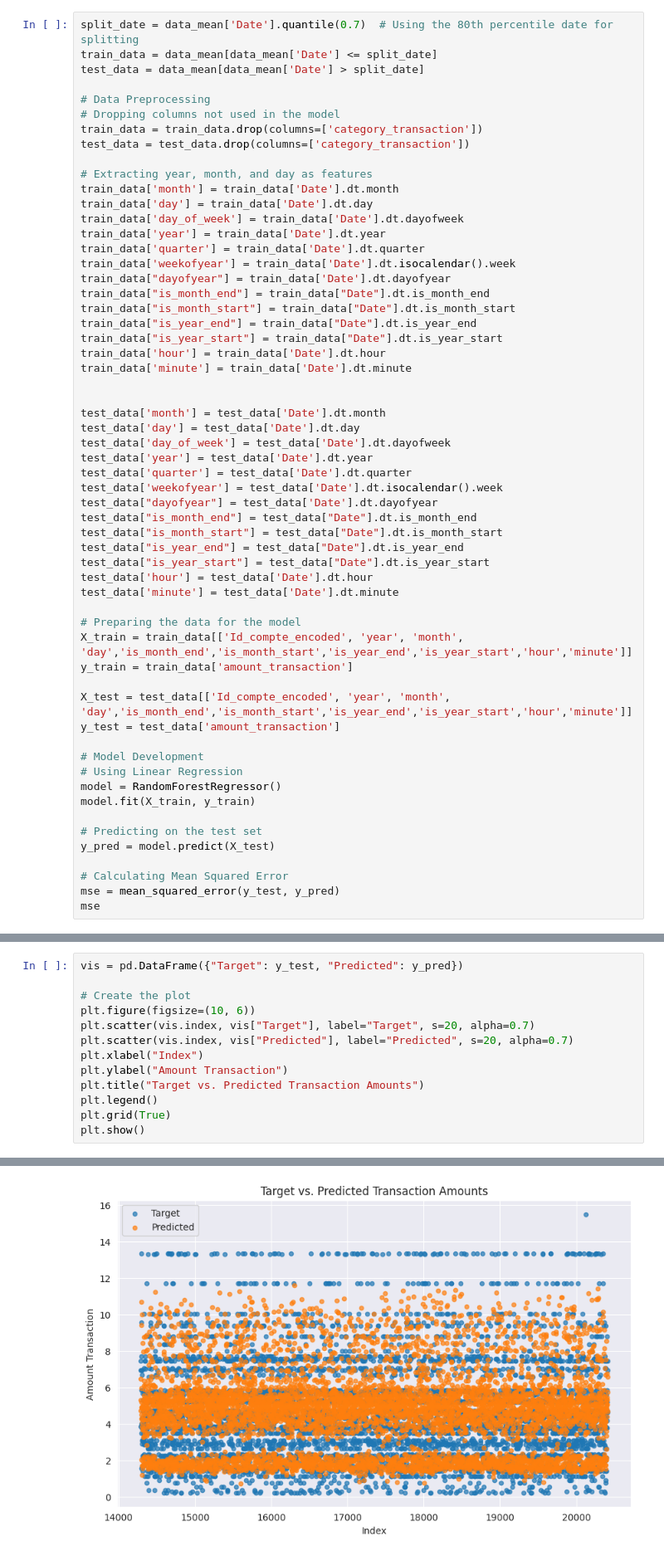
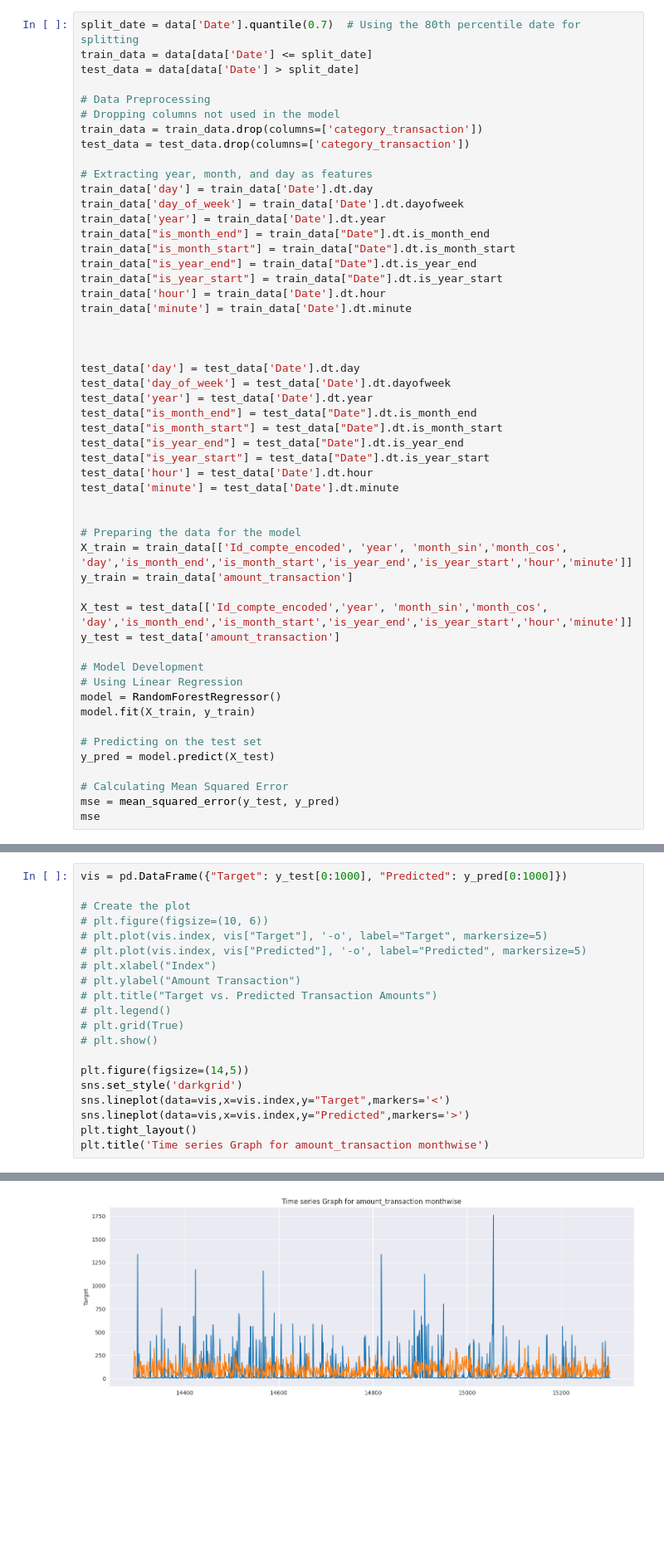
Before and after one commit to samibm23/Transaction-forecast, a Jupyter notebook: Transaction-Forecasting-Challenge.ipynb, the cells around one changed output, grey strips where cells are left out. Shown at 83% size. Drawn from its saved outputs; the diff is of its cells as text; blank space fills up the shorter version.

Commit message:
Kaggle Notebook | Transaction's forecast

```diff
--- a/Transaction-Forecasting-Challenge.ipynb
+++ b/Transaction-Forecasting-Challenge.ipynb
@@ -531,9 +593,9 @@ correlation_plot(data=data_mean,variables=['amount_transaction','category_transa
 # %% [markdown]
 # 4. Modeling
 # %%
-split_date = data_mean['Date'].quantile(0.7)  # Using the 80th percentile date for splitting
-train_data = data_mean[data_mean['Date'] <= split_date]
-test_data = data_mean[data_mean['Date'] > split_date]
+split_date = data['Date'].quantile(0.7)  # Using the 80th percentile date for splitting
+train_data = data[data['Date'] <= split_date]
+test_data = data[data['Date'] > split_date]
 
 # Data Preprocessing
 # Dropping columns not used in the model
@@ -541,13 +603,9 @@ train_data = train_data.drop(columns=['category_transaction'])
 test_data = test_data.drop(columns=['category_transaction'])
 
 # Extracting year, month, and day as features
-train_data['month'] = train_data['Date'].dt.month
 train_data['day'] = train_data['Date'].dt.day
 train_data['day_of_week'] = train_data['Date'].dt.dayofweek
 train_data['year'] = train_data['Date'].dt.year
-train_data['quarter'] = train_data['Date'].dt.quarter
-train_data['weekofyear'] = train_data['Date'].dt.isocalendar().week
-train_data["dayofyear"] = train_data['Date'].dt.dayofyear
 train_data["is_month_end"] = train_data["Date"].dt.is_month_end
 train_data["is_month_start"] = train_data["Date"].dt.is_month_start
 train_data["is_year_end"] = train_data["Date"].dt.is_year_end
@@ -556,13 +614,10 @@ train_data['hour'] = train_data['Date'].dt.hour
 train_data['minute'] = train_data['Date'].dt.minute
 
 
-test_data['month'] = test_data['Date'].dt.month
+
 test_data['day'] = test_data['Date'].dt.day
 test_data['day_of_week'] = test_data['Date'].dt.dayofweek
 test_data['year'] = test_data['Date'].dt.year
-test_data['quarter'] = test_data['Date'].dt.quarter
-test_data['weekofyear'] = test_data['Date'].dt.isocalendar().week
-test_data["dayofyear"] = test_data['Date'].dt.dayofyear
 test_data["is_month_end"] = test_data["Date"].dt.is_month_end
 test_data["is_month_start"] = test_data["Date"].dt.is_month_start
 test_data["is_year_end"] = test_data["Date"].dt.is_year_end
@@ -570,11 +625,12 @@ test_data["is_year_start"] = test_data["Date"].dt.is_year_start
 test_data['hour'] = test_data['Date'].dt.hour
 test_data['minute'] = test_data['Date'].dt.minute
 
+
 # Preparing the data for the model
-X_train = train_data[['Id_compte_encoded', 'year', 'month', 'day','is_month_end','is_month_start','is_year_end','is_year_start','hour','minute']]
+X_train = train_data[['Id_compte_encoded', 'year', 'month_sin','month_cos', 'day','is_month_end','is_month_start','is_year_end','is_year_start','hour','minute']]
 y_train = train_data['amount_transaction']
 
-X_test = test_data[['Id_compte_encoded', 'year', 'month', 'day','is_month_end','is_month_start','is_year_end','is_year_start','hour','minute']]
+X_test = test_data[['Id_compte_encoded','year', 'month_sin','month_cos', 'day','is_month_end','is_month_start','is_year_end','is_year_start','hour','minute']]
 y_test = test_data['amount_transaction']
 
 # Model Development
@@ -593,14 +649,21 @@ mse
 # %%
-vis = pd.DataFrame({"Target": y_test, "Predicted": y_pred})
+vis = pd.DataFrame({"Target": y_test[0:1000], "Predicted": y_pred[0:1000]})
 
 # Create the plot
-plt.figure(figsize=(10, 6))
-plt.scatter(vis.index, vis["Target"], label="Target", s=20, alpha=0.7)
-plt.scatter(vis.index, vis["Predicted"], label="Predicted", s=20, alpha=0.7)
-plt.xlabel("Index")
-plt.ylabel("Amount Transaction")
-plt.title("Target vs. Predicted Transaction Amounts")
-plt.legend()
-plt.grid(True)
-plt.show()
+# plt.figure(figsize=(10, 6))
+# plt.plot(vis.index, vis["Target"], '-o', label="Target", markersize=5)
+# plt.plot(vis.index, vis["Predicted"], '-o', label="Predicted", markersize=5)
+# plt.xlabel("Index")
+# plt.ylabel("Amount Transaction")
+# plt.title("Target vs. Predicted Transaction Amounts")
+# plt.legend()
+# plt.grid(True)
+# plt.show()
+
+plt.figure(figsize=(14,5))
+sns.set_style('darkgrid')
+sns.lineplot(data=vis,x=vis.index,y="Target",markers='<')
+sns.lineplot(data=vis,x=vis.index,y="Predicted",markers='>')
+plt.tight_layout()
+plt.title('Time series Graph for amount_transaction monthwise')
 # %% [output]
@@ -607 +671 @@ plt.show()
-[figure, old version]
+[figure, new version]
```
Also changed, not shown: parts of 17 cells of this notebook.
